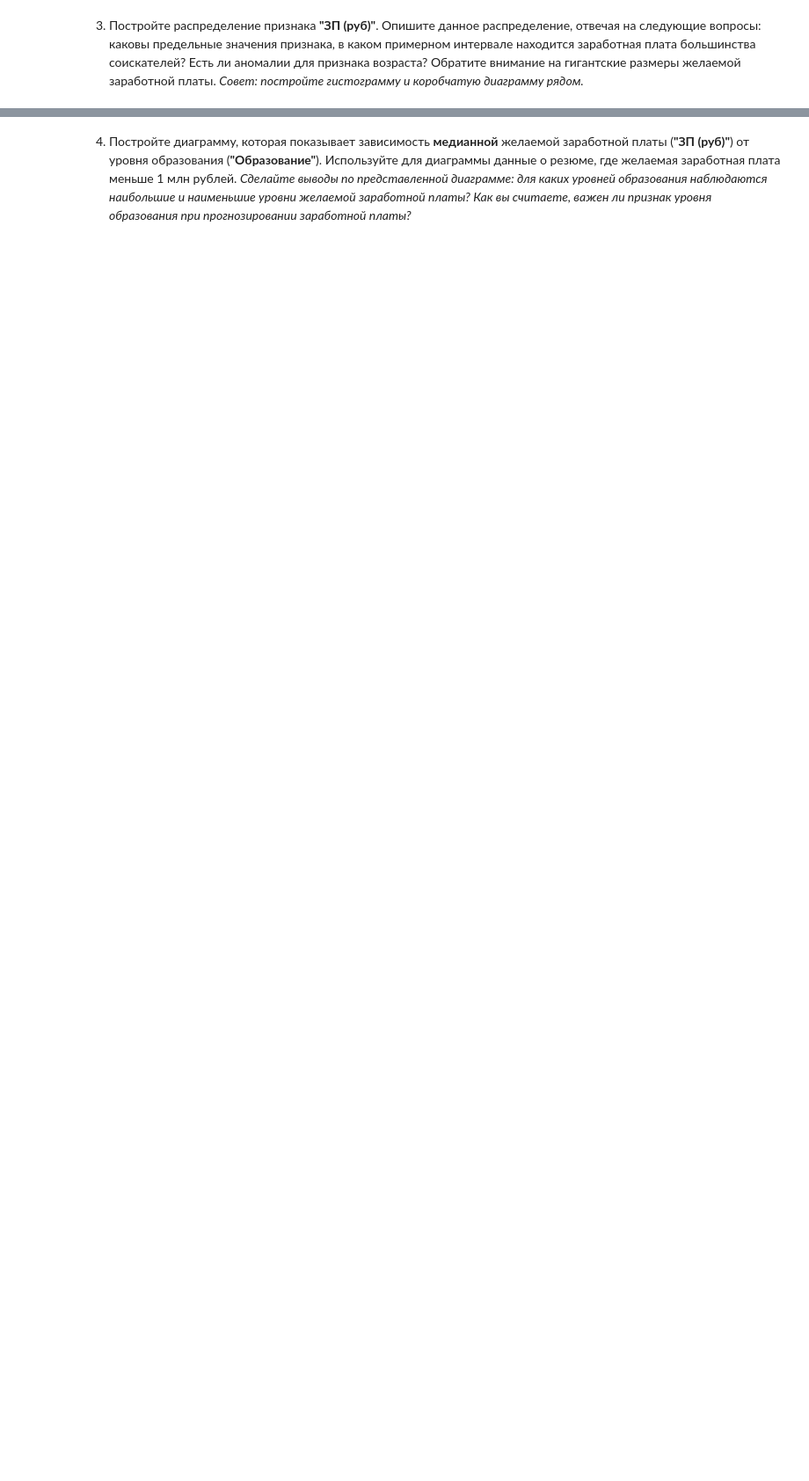
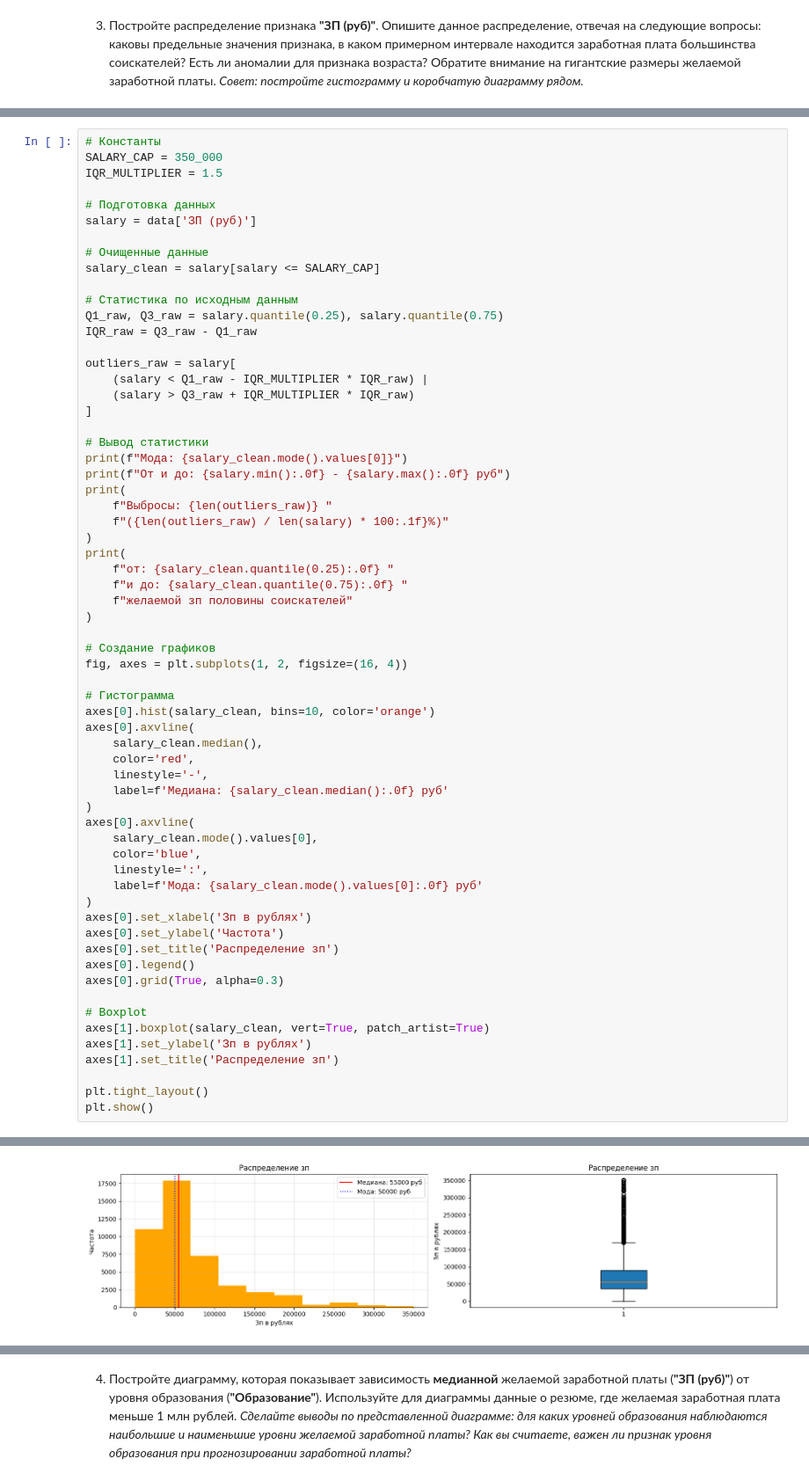
Before and after one commit to PiTnAt17/Homework_SF, a Jupyter notebook: hh-resume-analysis/Project-1._Ноутбук-шаблон.ipynb, the cells around one changed output, grey strips where cells are left out. Shown at 88% size. Drawn from its saved outputs; the diff is of its cells as text; blank space fills up the shorter version.

```diff
--- a/hh-resume-analysis/Project-1._Ноутбук-шаблон.ipynb
+++ b/hh-resume-analysis/Project-1._Ноутбук-шаблон.ipynb
@@ -198,0 +569,64 @@ import plotly.express as px
+# %%
+# Константы
+SALARY_CAP = 350_000
+IQR_MULTIPLIER = 1.5
+
+# Подготовка данных
+salary = data['ЗП (руб)']
+
+# Очищенные данные
+salary_clean = salary[salary <= SALARY_CAP]
+
+# Статистика по исходным данным
+Q1_raw, Q3_raw = salary.quantile(0.25), salary.quantile(0.75)
+IQR_raw = Q3_raw - Q1_raw
+
+outliers_raw = salary[
+    (salary < Q1_raw - IQR_MULTIPLIER * IQR_raw) |
+    (salary > Q3_raw + IQR_MULTIPLIER * IQR_raw)
+]
+
+# Вывод статистики
+print(f"Мода: {salary_clean.mode().values[0]}")
+print(f"От и до: {salary.min():.0f} - {salary.max():.0f} руб")
+print(
+    f"Выбросы: {len(outliers_raw)} "
+    f"({len(outliers_raw) / len(salary) * 100:.1f}%)"
+)
+print(
+    f"от: {salary_clean.quantile(0.25):.0f} "
+    f"и до: {salary_clean.quantile(0.75):.0f} "
+    f"желаемой зп половины соискателей"
+)
+
+# Создание графиков
+fig, axes = plt.subplots(1, 2, figsize=(16, 4))
+
+# Гистограмма
+axes[0].hist(salary_clean, bins=10, color='orange')
+axes[0].axvline(
+    salary_clean.median(),
+    color='red',
+    linestyle='-',
+    label=f'Медиана: {salary_clean.median():.0f} руб'
+)
+axes[0].axvline(
+    salary_clean.mode().values[0],
+    color='blue',
+    linestyle=':',
+    label=f'Мода: {salary_clean.mode().values[0]:.0f} руб'
+)
+axes[0].set_xlabel('Зп в рублях')
+axes[0].set_ylabel('Частота')
+axes[0].set_title('Распределение зп')
+axes[0].legend()
+axes[0].grid(True, alpha=0.3)
+
+# Boxplot
+axes[1].boxplot(salary_clean, vert=True, patch_artist=True)
+axes[1].set_ylabel('Зп в рублях')
+axes[1].set_title('Распределение зп')
+
+plt.tight_layout()
+plt.show()
+# %% [output]
@@ -199 +637,2 @@ import plotly.express as px
+[figure, added]
 # %% [markdown]
```
Also changed, not shown: parts of 45 cells of this notebook, 6 other files.
